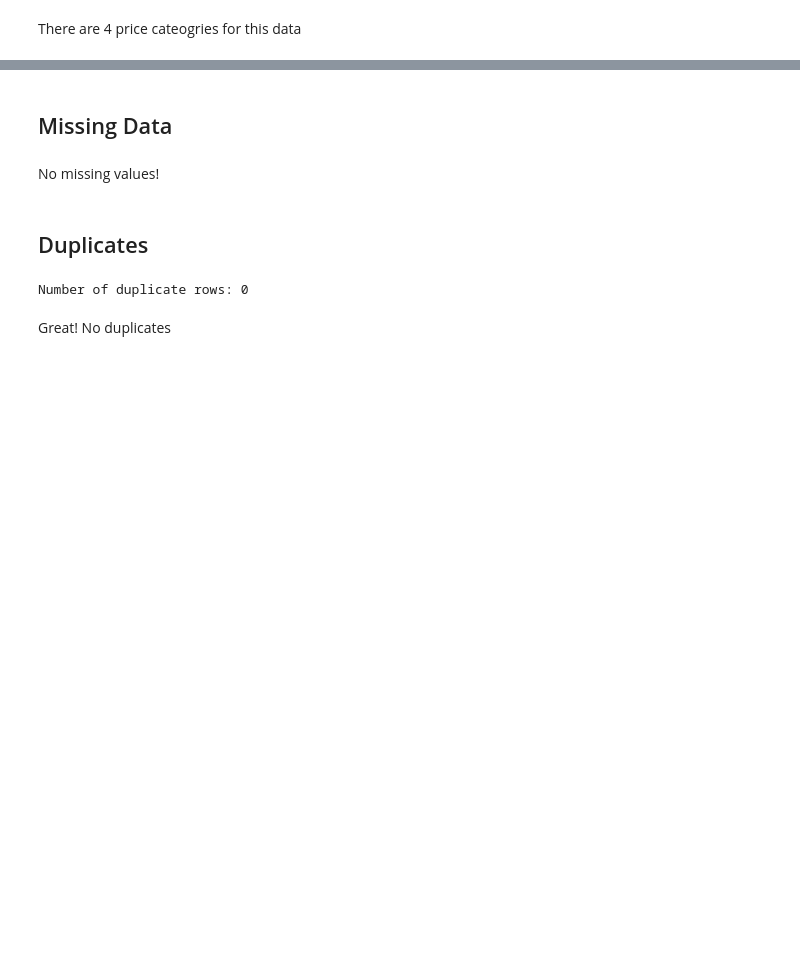
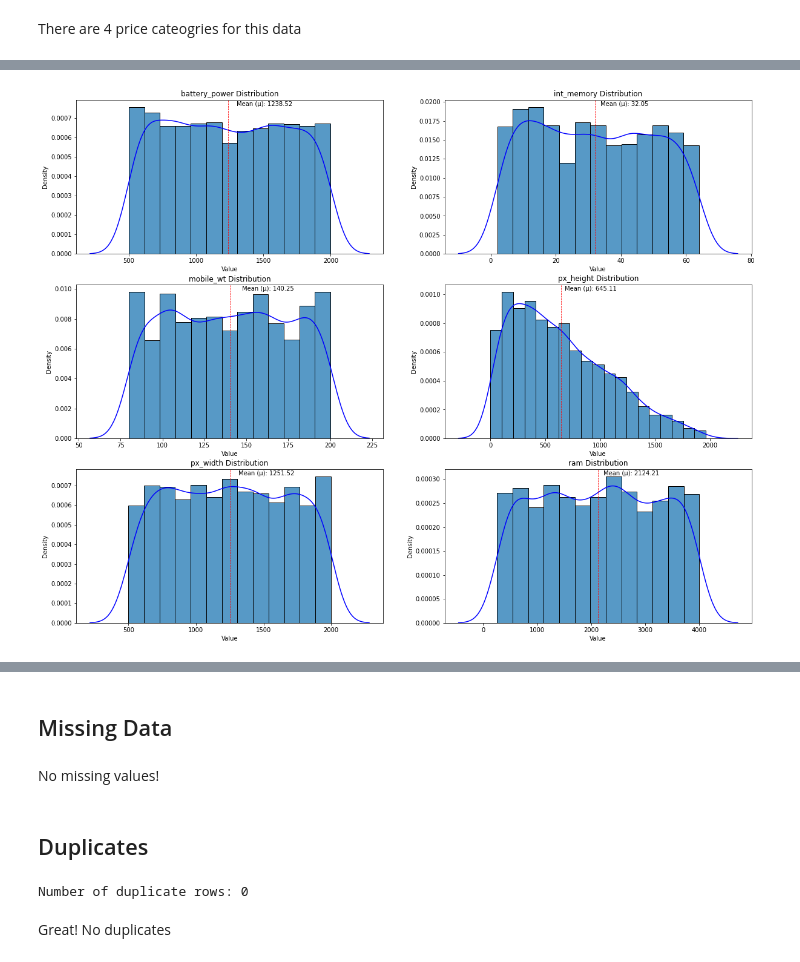
Before and after one commit to Ahmedsaed/SIC-AI-ML-Training, a Jupyter notebook: Mobile Price Classification/Mobile_Price_classification.ipynb, the cells around one changed output, grey strips where cells are left out. Drawn from its saved outputs; the diff is of its cells as text; code cells hidden in the pictures; blank space fills up the shorter version.

```diff
--- a/Mobile Price Classification/Mobile_Price_classification.ipynb
+++ b/Mobile Price Classification/Mobile_Price_classification.ipynb
@@ -98,0 +139,15 @@ There are 4 price cateogries for this data
+# %%
+plt.figure(figsize=(20, 100))
+for idx, column_name in enumerate(num_features):
+  plt.subplot(18, 2, idx+1)
+  plt.title("{column_name} Distribution".format(column_name = column_name))
+  sns.histplot(df_train[column_name], stat='density')
+  sns.kdeplot(df_train[column_name], color='blue')
+  plt.axvline(df_train[column_name].mean(), color='red', linestyle='--', linewidth=0.8)
+  min_ylim, max_ylim = plt.ylim()
+  plt.text(df_train[column_name].mean()*1.05, max_ylim*0.96, 'Mean (μ): {:.2f}'.format(df_train[column_name].mean()))
+  plt.xlabel("Value")
+  plt.ylabel("Density")
+plt.show()
+# %% [output]
+[figure, added]
```
Also changed, not shown: parts of 24 cells of this notebook.
